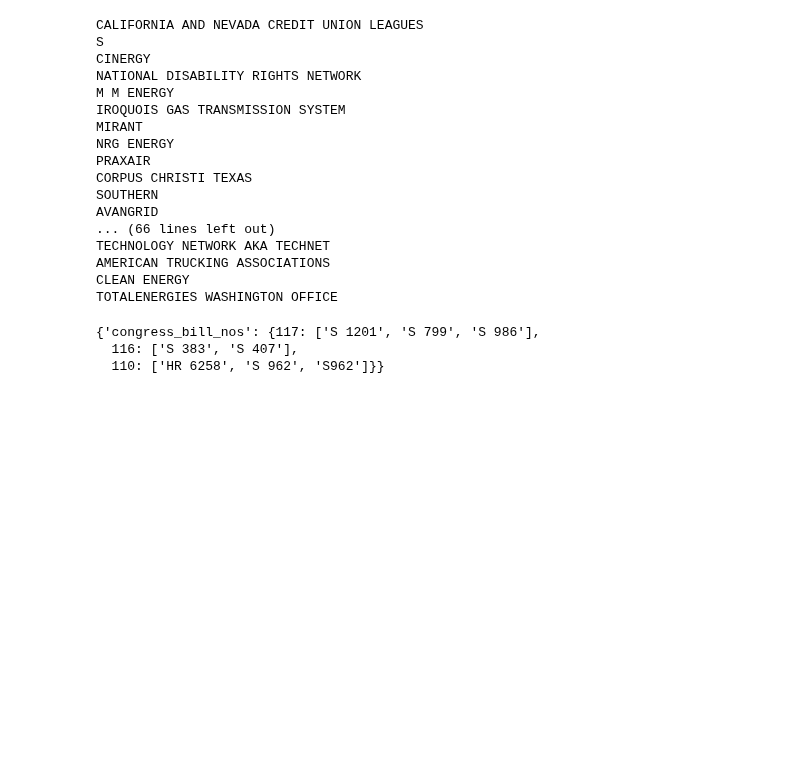
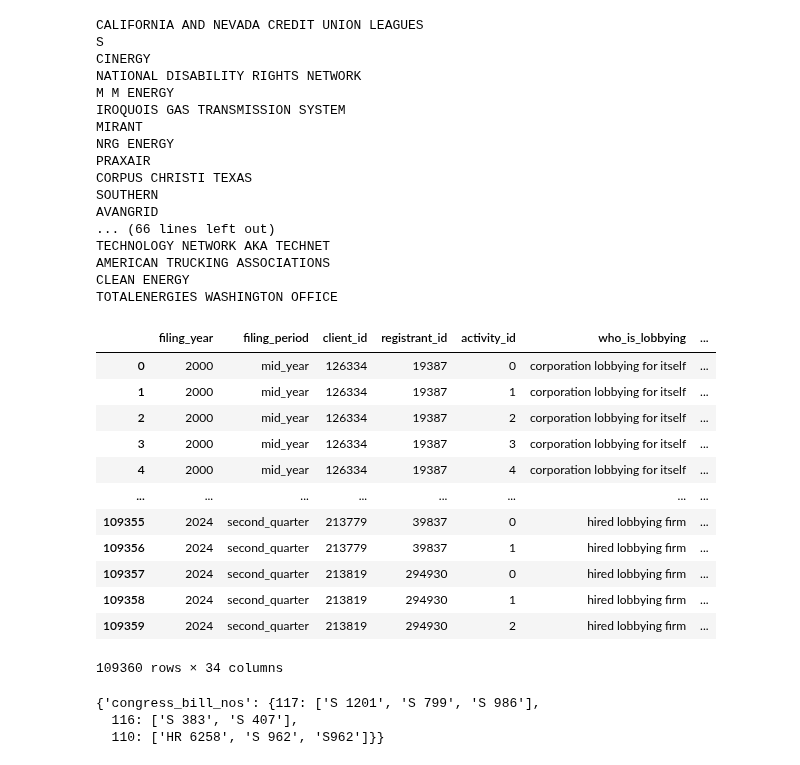
Before and after one commit to lindseygulden/leg-up, a Jupyter notebook: projects/lobbying/analysis.ipynb, the cells around one changed output. Drawn from its saved outputs; the diff is of its cells as text; code cells hidden in the pictures; blank space fills up the shorter version.

```diff
--- a/projects/lobbying/analysis.ipynb
+++ b/projects/lobbying/analysis.ipynb
@@ -66,3 +68,19 @@ TOTALENERGIES WASHINGTON OFFICE
+# %%
+for i
+# %% [output]
+|  | filing_year | filing_period | client_id | registrant_id | activity_id | who_is_lobbying | ... |
+| 0 | 2000 | mid_year | 126334 | 19387 | 0 | corporation lobbying for itself | ... |
+| 1 | 2000 | mid_year | 126334 | 19387 | 1 | corporation lobbying for itself | ... |
+| 2 | 2000 | mid_year | 126334 | 19387 | 2 | corporation lobbying for itself | ... |
+| 3 | 2000 | mid_year | 126334 | 19387 | 3 | corporation lobbying for itself | ... |
+| 4 | 2000 | mid_year | 126334 | 19387 | 4 | corporation lobbying for itself | ... |
+| ... | ... | ... | ... | ... | ... | ... | ... |
+| 109355 | 2024 | second_quarter | 213779 | 39837 | 0 | hired lobbying firm | ... |
+| 109356 | 2024 | second_quarter | 213779 | 39837 | 1 | hired lobbying firm | ... |
+| 109357 | 2024 | second_quarter | 213819 | 294930 | 0 | hired lobbying firm | ... |
+| 109358 | 2024 | second_quarter | 213819 | 294930 | 1 | hired lobbying firm | ... |
+| 109359 | 2024 | second_quarter | 213819 | 294930 | 2 | hired lobbying firm | ... |
+109360 rows × 34 columns
 # %%
 df['ccs_by_number_only']=[1 if terms_present(d, bills[which_congress]) else 0 for d,which_congress in zip(df.clean_description,df.which_congress)]
 # %% [output]
```
Also changed, not shown: parts of 1 cell of this notebook, 6 other files.
